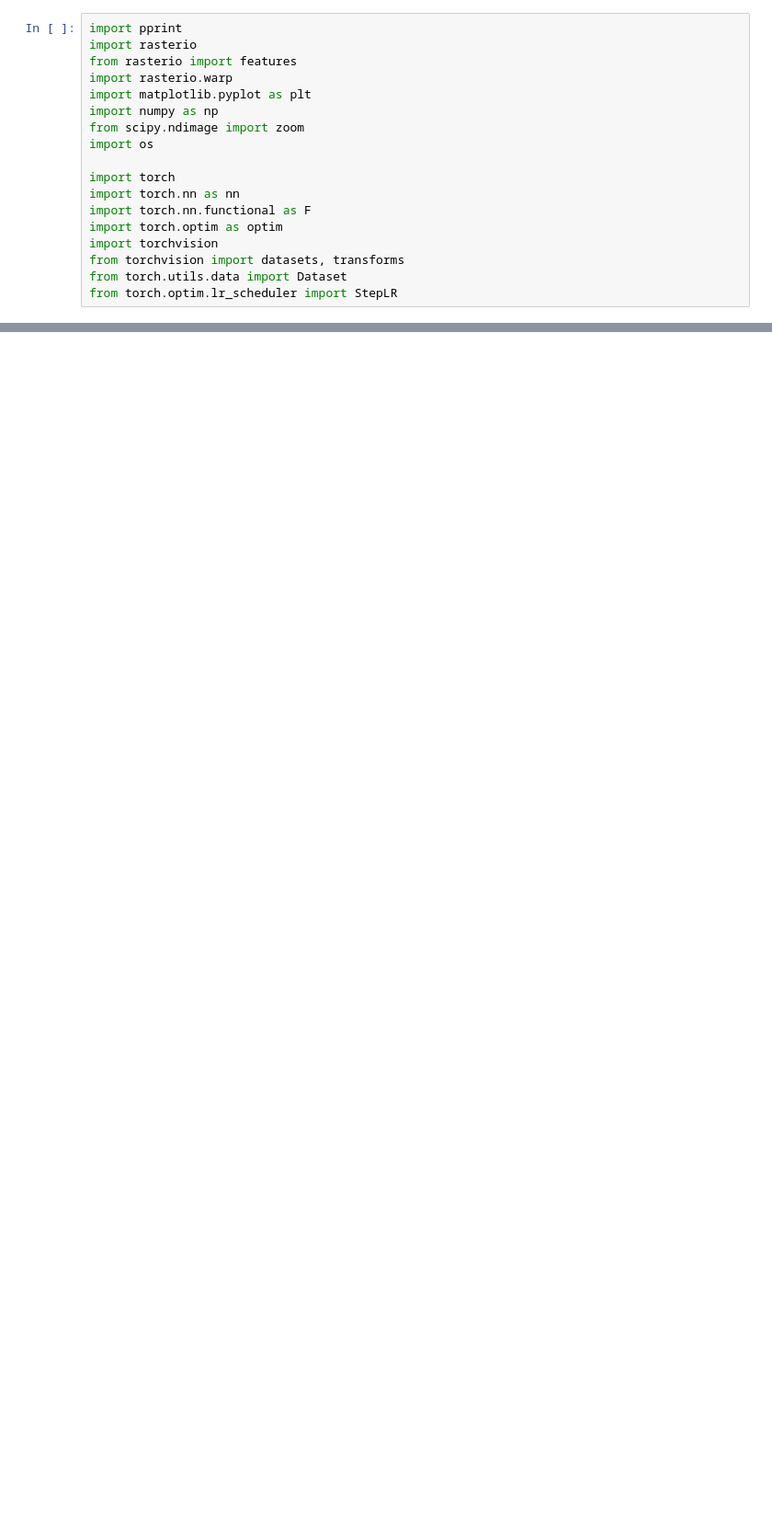
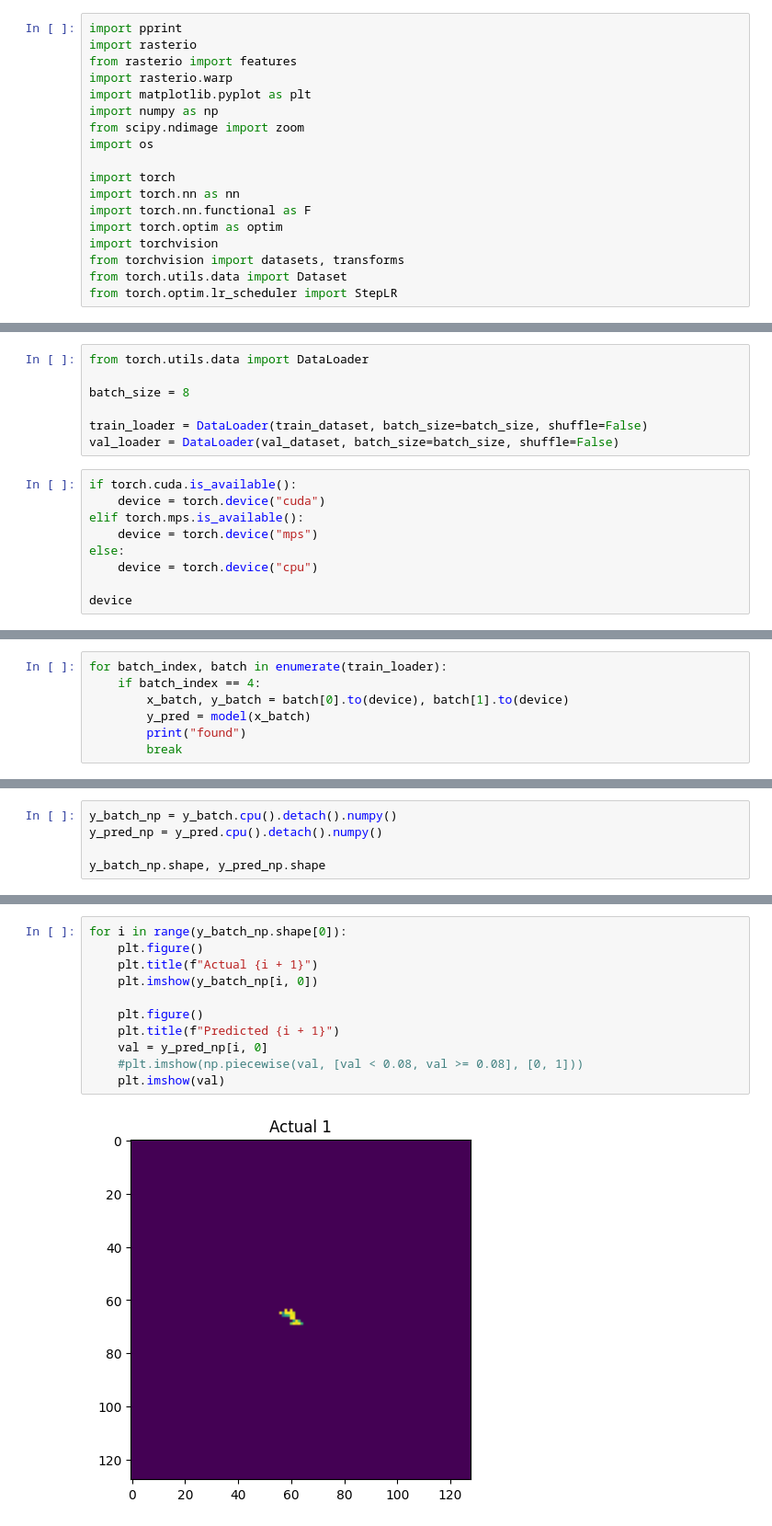
Before and after one commit to neilmewada/WildfireSpread, a Jupyter notebook: DataTesting.ipynb, the cells around one changed output, grey strips where cells are left out. Shown at 92% size. Saved outputs shown, nothing was run; the diff lists cells and outputs as text; blank space fills up the shorter version.

```diff
--- a/DataTesting.ipynb
+++ b/DataTesting.ipynb
@@ -144,0 +243,16 @@ for i, desc in enumerate(channel_descriptions):
+# %%
+from torch.utils.data import DataLoader
+
+batch_size = 8
+
+train_loader = DataLoader(train_dataset, batch_size=batch_size, shuffle=False)
+val_loader = DataLoader(val_dataset, batch_size=batch_size, shuffle=False)
+# %%
+if torch.cuda.is_available():
+    device = torch.device("cuda")
+elif torch.mps.is_available():
+    device = torch.device("mps")
+else:
+    device = torch.device("cpu")
+
+device
@@ -144,0 +489,7 @@ for i, desc in enumerate(channel_descriptions):
+# %%
+for batch_index, batch in enumerate(train_loader):
+    if batch_index == 4:
+        x_batch, y_batch = batch[0].to(device), batch[1].to(device)
+        y_pred = model(x_batch)
+        print("found")
+        break
@@ -144,0 +505,5 @@ for i, desc in enumerate(channel_descriptions):
+# %%
+y_batch_np = y_batch.cpu().detach().numpy()
+y_pred_np = y_pred.cpu().detach().numpy()
+
+y_batch_np.shape, y_pred_np.shape
@@ -144,0 +512,13 @@ for i, desc in enumerate(channel_descriptions):
+# %%
+for i in range(y_batch_np.shape[0]):
+    plt.figure()
+    plt.title(f"Actual {i + 1}")
+    plt.imshow(y_batch_np[i, 0])
+
+    plt.figure()
+    plt.title(f"Predicted {i + 1}")
+    val = y_pred_np[i, 0]
+    #plt.imshow(np.piecewise(val, [val < 0.08, val >= 0.08], [0, 1]))
+    plt.imshow(val)
+# %% [output]
+[figure, added]
```
Also changed, not shown: parts of 18 cells of this notebook.
